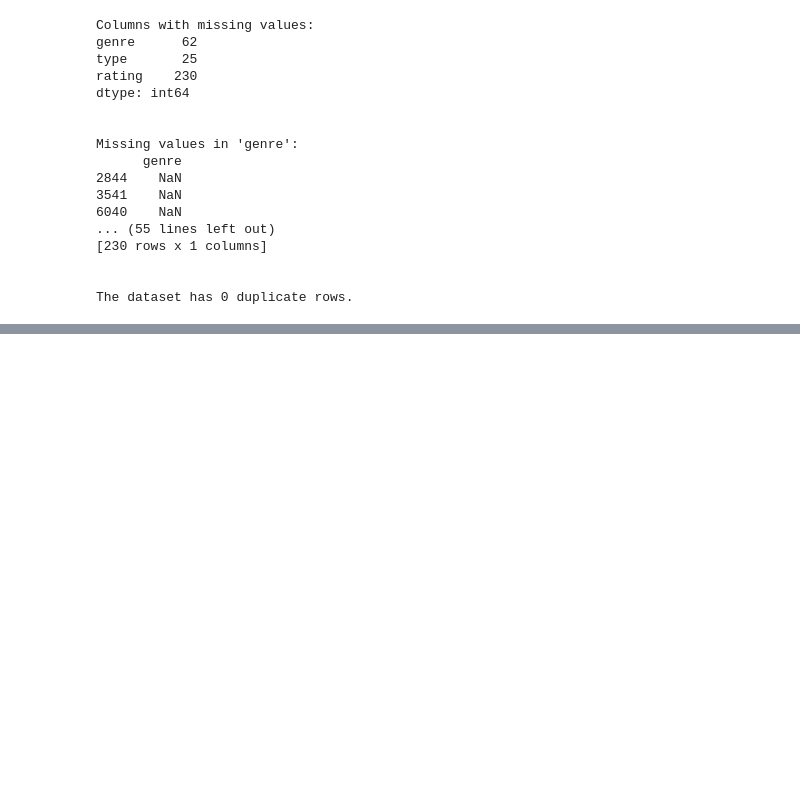
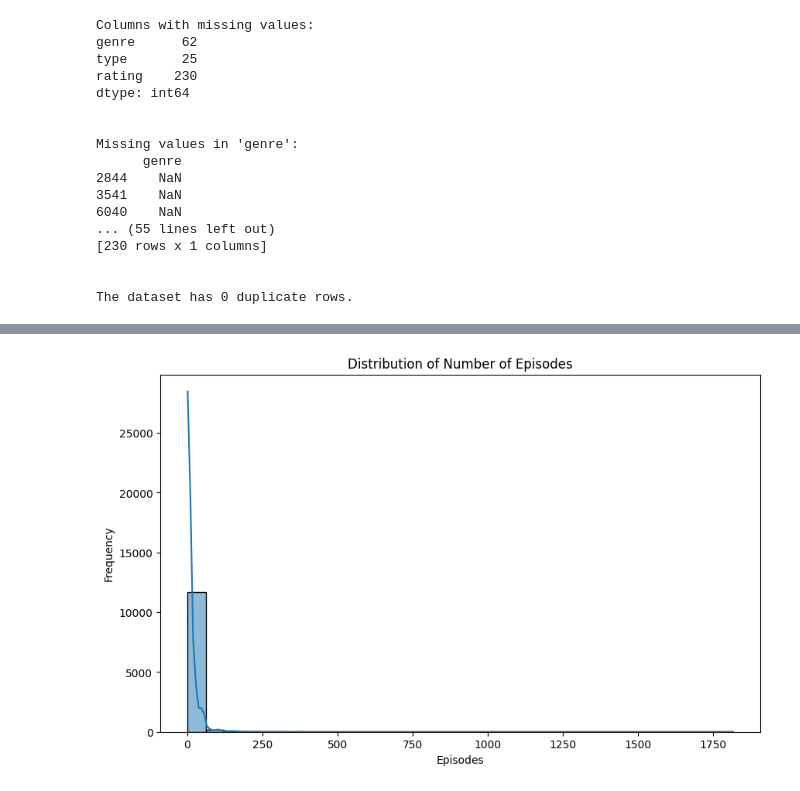
Before and after one commit to MoteneJan/JB1_2401FTDS, a Jupyter notebook: JB1_2401FTDS.ipynb, the cells around one changed output, grey strips where cells are left out. Cells and saved outputs as stored; diff of their text form; code cells hidden in the pictures; blank space fills up the shorter version.

```diff
--- a/JB1_2401FTDS.ipynb
+++ b/JB1_2401FTDS.ipynb
@@ -320,0 +609,26 @@ cleaned_anime_df.head()
+# %%
+# Convert 'episodes' column to numeric, setting errors='coerce' to handle non-numeric values
+cleaned_anime_df['episodes'] = pd.to_numeric(cleaned_anime_df['episodes'], errors='coerce')
+
+# Drop rows with NaN values in the 'episodes' column
+cleaned_dataframe = cleaned_anime_df.dropna(subset=['episodes'])
+
+# Set up the figure size
+plt.figure(figsize=(10, 6))
+
+# Create a histogram plot with a kernel density estimate
+sns.histplot(cleaned_dataframe['episodes'], bins=30, kde=True)
+
+# Set the title of the plot
+plt.title('Distribution of Number of Episodes')
+
+# Label the x-axis
+plt.xlabel('Episodes')
+
+# Label the y-axis
+plt.ylabel('Frequency')
+
+# Display the plot
+plt.show()
+# %% [output]
+[figure, added]
```
Also changed, not shown: parts of 59 cells of this notebook.
